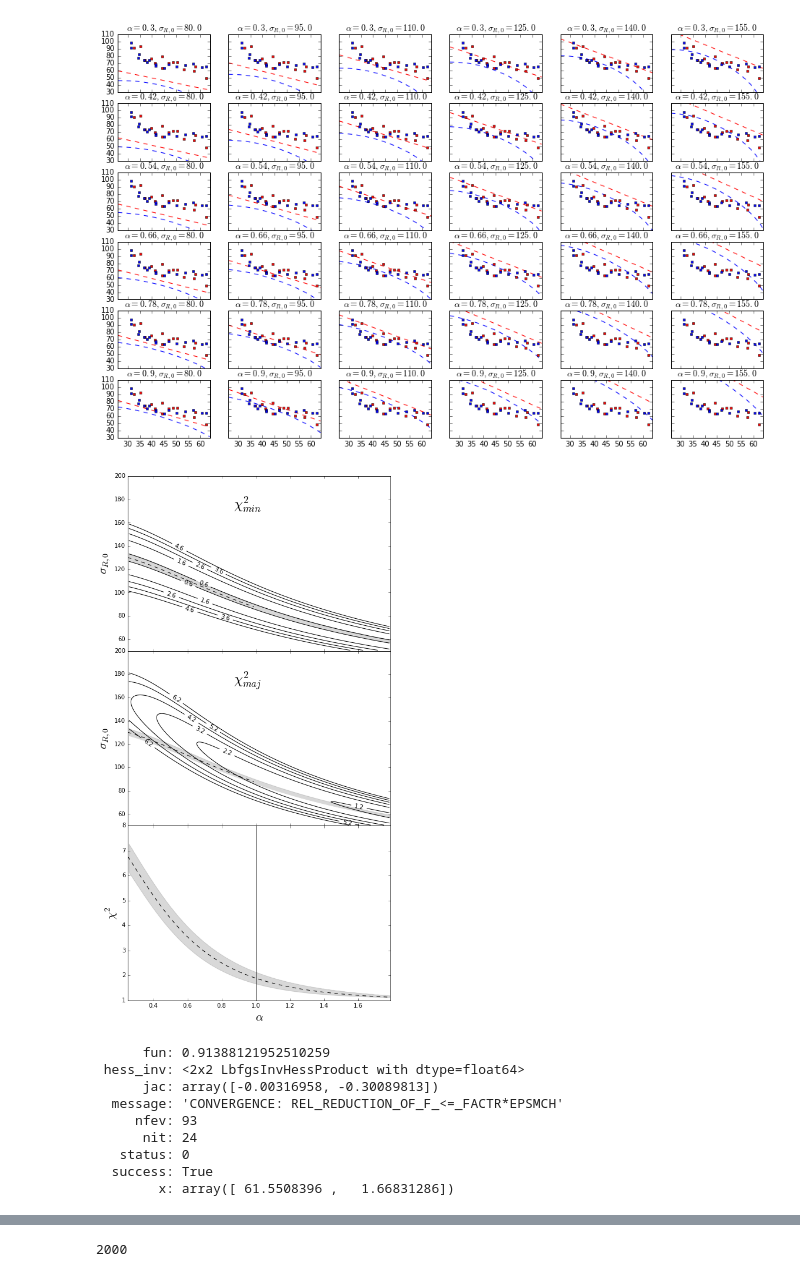
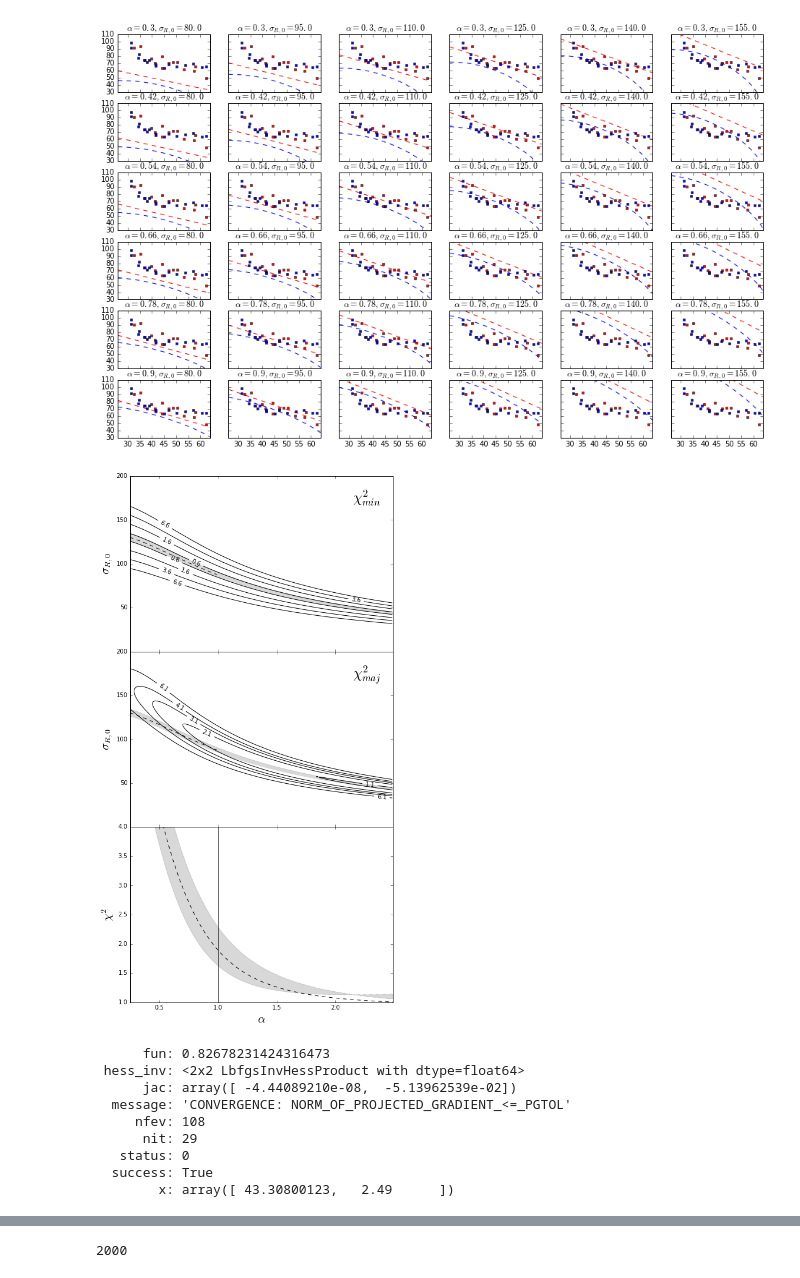
Before and after one commit to Amarchuk/2FInstability, a Jupyter notebook: notebooks/n2775_gerssen.ipynb, the cells around one changed output, grey strips where cells are left out. Cells and saved outputs as stored; diff of their text form; code cells hidden in the pictures.

Commit message:
update paper plots

```diff
--- a/notebooks/n2775_gerssen.ipynb
+++ b/notebooks/n2775_gerssen.ipynb
@@ -414,8 +414,8 @@ plt.xlim(26, 64)
 (26, 64)
 [figure]
 # %%
-alphas = np.arange(0.25, 1.8, 0.01)
-sigmas = np.arange(50.0, 200, 1.)
+alphas = np.arange(0.25, 2.5, 0.01)
+sigmas = np.arange(10.0, 200, 1.)
 
 def calc_chi2_normal(obs, obserr, predicted):
     return sum([(o-p)**2/err**2 for (o,p,err) in zip(obs, predicted, obserr)])/(len(obs))
@@ -492,8 +492,8 @@ except:
 # %%
 os.chdir(tex_imgs_dir)
 
-alphas = np.arange(0.25, 1.8, 0.01)
-sigmas = np.arange(50.0, 200, 1.)
+alphas = np.arange(0.25, 2.5, 0.01)
+sigmas = np.arange(10.0, 200, 1.)
 
 cos_i, sin_i = cos(incl * pi / 180), sin(incl * pi / 180)
 main_slice = lambda l: sig_min_0/sqrt(sin_i**2 + cos_i**2 * l**2)
@@ -504,6 +504,7 @@ import matplotlib
 fig, axes = plt.subplots(nrows=3, ncols=1, sharex=True, sharey=False, figsize=[8,16])
 ax = axes[0]
 levels = np.linspace(start=image_min.min()*1.1, stop=image_min.min()*1.1+4, num=5)
+levels = np.array([0.6, 1.6, 3.6, 6.6])
 cset=ax.contour(image_min, levels,  colors = 'k', origin='lower', extent=[alphas[0],alphas[-1],sigmas[0],sigmas[-1]])
 min_map_gutter = cset.collections[0].get_paths()
 
@@ -511,12 +512,13 @@ v1,v2 = min_map_gutter[1].vertices, min_map_gutter[0].vertices
 x1,x2 = v1[:,0], v2[:,0]
 y1,y2 = v1[:,1], v2[:,1]
 plt.clabel(cset, inline=1, fontsize=10, fmt='%1.1f',)
-ax.text(0.87, 172, '$\chi^2_{min}$', size = 24.)
+ax.set_ylim(0, 200)
+xlim, ylim = ax.get_xlim(), ax.get_ylim()
+ax.text(0.85*(xlim[1]-xlim[0])+xlim[0], 0.85*(ylim[1]-ylim[0]) + ylim[0], '$\chi^2_{min}$', size = 24.)
+# ax.text(0.87, 172, '$\chi^2_{min}$', size = 24.)
 ax.set_ylabel('$\sigma_{R,0}$', size=20.)
 xx = np.arange(0.25, 1.0, 0.01)
 ax.plot(xx, map(main_slice, xx), '--', color='black')
-ax.set_ylim(50, 200)
-
 
 min_sigmas = np.where(image_min < image_min.min() + 0.03)
 slice_alph, slice_sig = min_sigmas[1], min_sigmas[0]
@@ -531,16 +533,21 @@ ax.fill_between(x2, y2, 0, color='white')
 ax = axes[1]
 levels = np.append(np.linspace(start=image_maj.min()+0.1, stop=image_maj.min()+4.1, num=6), np.array([image_maj.min()+0.25]))
 levels = np.linspace(start=image_maj.min()*1.1, stop=image_maj.min()*1.1+5, num=6)
+levels = np.array([1.1, 2.1, 3.1, 4.1, 6.1])
 cset=ax.contour(image_maj, levels, hold='on', colors = 'k', origin='lower', extent=[alphas[0],alphas[-1],sigmas[0],sigmas[-1]])
 plt.clabel(cset, inline=1, fontsize=10, fmt='%1.1f',)
-ax.text(0.87, 172, '$\chi^2_{maj}$', size = 24.)
+# ax.text(0.87, 172, '$\chi^2_{maj}$', size = 24.)
+ax.set_ylim(0, 200)
+xlim, ylim = ax.get_xlim(), ax.get_ylim()
+ax.text(0.85*(xlim[1]-xlim[0])+xlim[0], 0.85*(ylim[1]-ylim[0]) + ylim[0], '$\chi^2_{maj}$', size = 24.)
+# ax.text(0.87, 172, '$\chi^2_{min}$', size = 24.)
 ax.set_ylabel('$\sigma_{R,0}$', size=20.)
 xx = np.arange(0.25, 1.0, 0.01)
 ax.plot(xx, map(main_slice, xx), '--', color='black')
 
 ax.fill_between(x1, y1, 0, color='gray', alpha=0.3)
 ax.fill_between(x2, y2, 0, color='white')
-ax.set_ylim(50, 200)
+
 
 ax = axes[2]
 err_maj = []
@@ -571,35 +578,35 @@ ax.set_ylabel(r'$\chi^2$', size=20.)
 ax.set_xlabel(r'$\alpha$', size=20.)
 
 
 import scipy.interpolate as sp
 try:
     f1 = sp.interp1d(x2, err_maj1, kind='linear')
     ax.fill_between(x1, map(f1, x1), err_maj2, color='grey', alpha=0.3)
 except Exception:
     f2 = sp.interp1d(x1, err_maj2, kind='linear')
     ax.fill_between(x2, map(f2, x2), err_maj1, color='grey', alpha=0.3)
 
 ax.set_ylabel(r'$\chi^2$', size=20.)
 ax.set_xlabel(r'$\alpha$', size=20.)
 ax.axvline(x=1.0, color='black')
 
-# ax.set_ylim(3., 3.8)
+ax.set_ylim(1., 4.)
 
 
 fig.subplots_adjust(hspace=0.)
 axes[0].yaxis.get_major_ticks()[0].set_visible(False)
 axes[1].yaxis.get_major_ticks()[0].set_visible(False)
 ax.set_xlim(0.25, alphas[-1])
 
 plt.savefig('ngc2775_maps.eps', format='eps')
 plt.savefig('ngc2775_maps.png', format='png')
 plt.savefig('ngc2775_maps.pdf', format='pdf', dpi=150)
 
 plt.show()
 
 os.chdir("C:\\science\\2FInstability\\data\\ngc2775")
 # %% [output]
-[figure, old version]
+[figure, new version]
 # %%
 import scipy.optimize as opt
 
@@ -618,15 +625,15 @@ x0 = np.array([130., 0.7])
 res = opt.minimize(chisqfunc, x0, bounds=[(sigmas[0], sigmas[-1]), (alphas[0], alphas[-1])], method='L-BFGS-B')
 print res
 # %% [output]
-      fun: 0.91388121952510259
+      fun: 0.82678231424316473
  hess_inv: <2x2 LbfgsInvHessProduct with dtype=float64>
-      jac: array([-0.00316958, -0.30089813])
-  message: 'CONVERGENCE: REL_REDUCTION_OF_F_<=_FACTR*EPSMCH'
-     nfev: 93
-      nit: 24
+      jac: array([ -4.44089210e-08,  -5.13962539e-02])
+  message: 'CONVERGENCE: NORM_OF_PROJECTED_GRADIENT_<=_PGTOL'
+     nfev: 108
+      nit: 29
    status: 0
   success: True
-        x: array([ 61.5508396 ,   1.66831286])
+        x: array([ 43.30800123,   2.49      ])
 # %%
 res.hess_inv(res.x)
 # %% [output]
```
Also changed, not shown: parts of 9 cells of this notebook, 4 other files.
